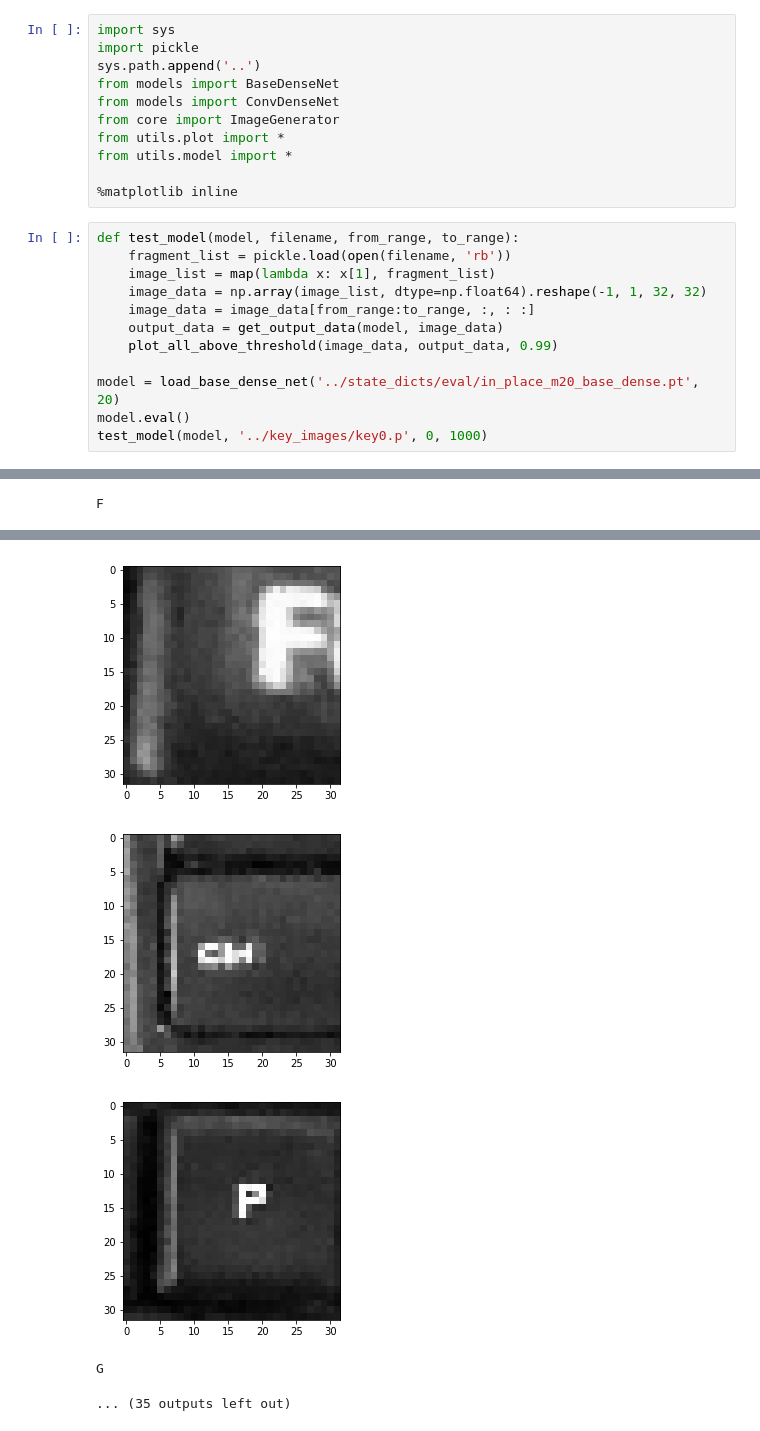
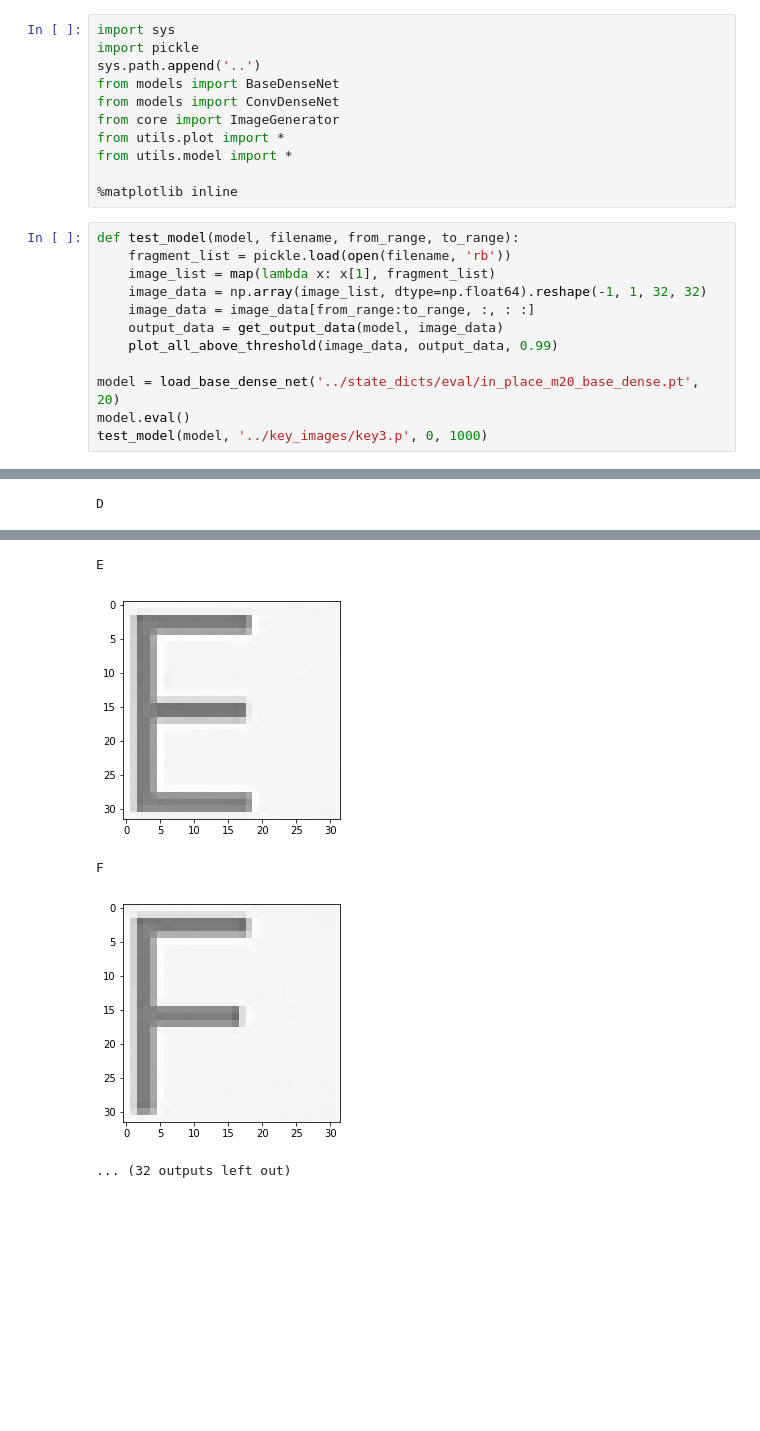
Before and after one commit to Dawidsoni/keyboard-detection, a Jupyter notebook: letter_recognition/research/extracted_fragments_test.ipynb, the cells around one changed output, grey strips where cells are left out. Saved outputs shown, nothing was run; the diff lists cells and outputs as text; blank space fills up the shorter version.

```diff
--- a/letter_recognition/research/extracted_fragments_test.ipynb
+++ b/letter_recognition/research/extracted_fragments_test.ipynb
@@ -20,6 +20,6 @@ def test_model(model, filename, from_range, to_range):
 
 model = load_base_dense_net('../state_dicts/eval/in_place_m20_base_dense.pt', 20)
 model.eval()
-test_model(model, '../key_images/key0.p', 0, 1000)
+test_model(model, '../key_images/key3.p', 0, 1000)
 # %% [output]
 A
@@ -33 +31 @@ E
-F
+D
@@ -35,5 +33,5 @@ F
+E
-[figure, old version]
+[figure, new version]
+F
-[figure, old version]
+[figure, new version]
-[figure, removed]
-G
-... (35 outputs left out)
+... (32 outputs left out)
```
Also changed, not shown: parts of 3 cells of this notebook, 5 other files.
